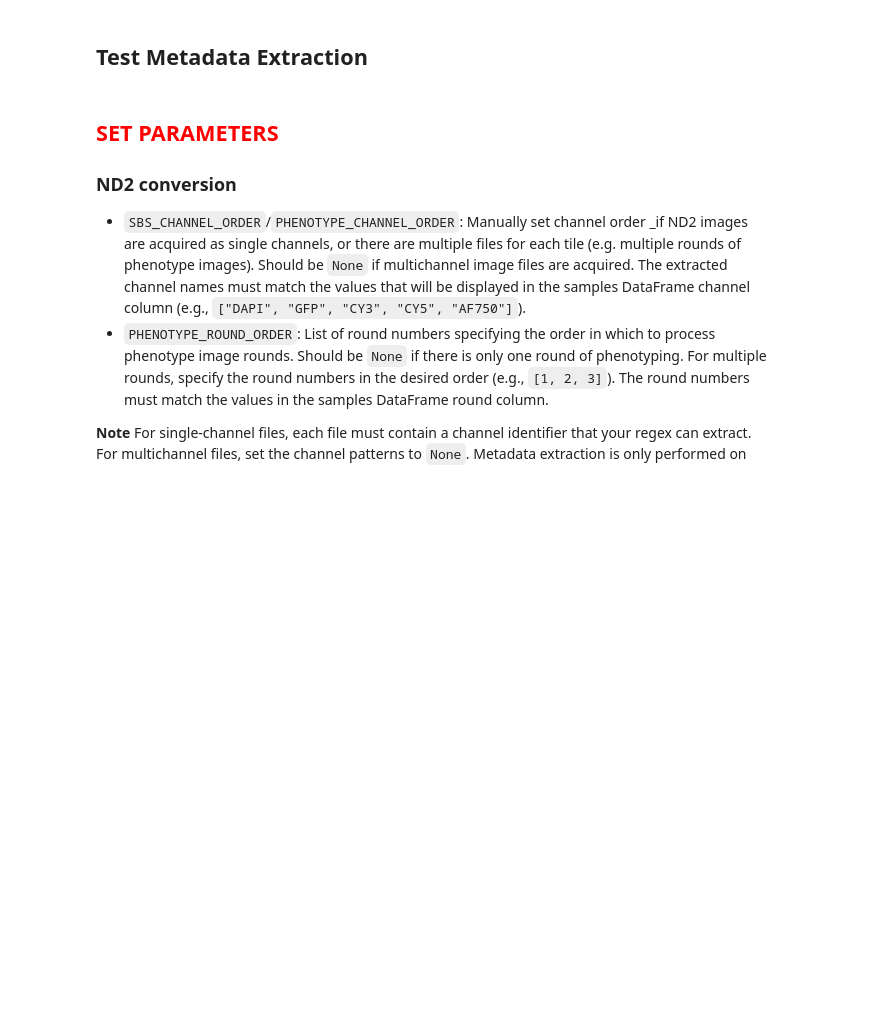
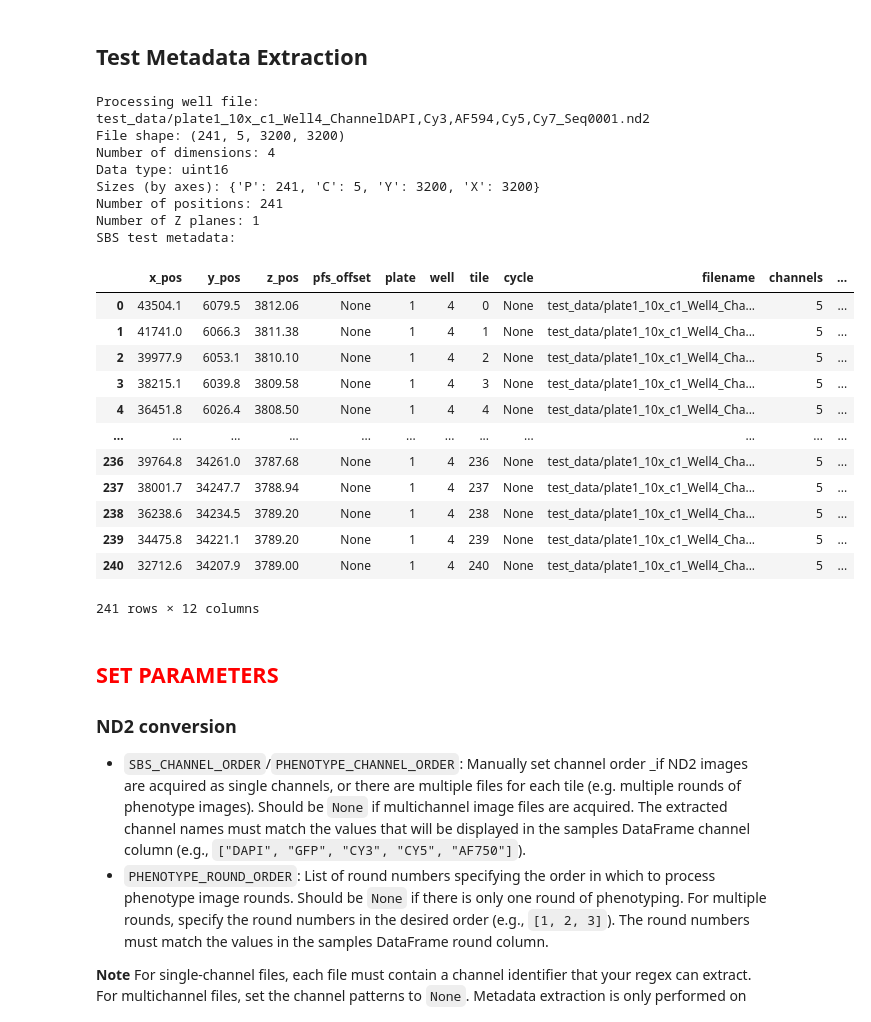
Before and after one commit to tubhi/secondary-OPS-analysis, a Jupyter notebook: analysis/0.configure_preprocess_params.ipynb, the cells around one changed output. Cells and saved outputs as stored; diff of their text form; code cells hidden in the pictures; blank space fills up the shorter version.

```diff
--- a/analysis/0.configure_preprocess_params.ipynb
+++ b/analysis/0.configure_preprocess_params.ipynb
@@ -71,19 +69,17 @@ Path(ROOT_FP).mkdir(parents=True, exist_ok=True)
 SBS_SAMPLES_DF_FP = 'config/sbs_samples.tsv'
 PHENOTYPE_SAMPLES_DF_FP = "config/phenotype_samples.tsv"
 
-# TODO: add channels as something that is found by the regex!
-
 # Directory, pattern, and metadata for SBS sample nd2 files
-SBS_IMAGES_DIR_FP = /Volumes/SecondaryOPS_TU/SBS/iBAR1_test
-SBS_PATH_PATTERN = r"plate(\d+)_.*_c(\d+)_Well([A-Z]?\d+)_.*_Seq(\d+)\.nd2"
-SBS_PATH_METADATA = ["plate", "cycle", "well"]
-SBS_METADATA_ORDER_TYPE = {"plate": int, "cycle": int, "well": int}
+SBS_IMAGES_DIR_FP = 'test_data'
+SBS_PATH_PATTERN = r"plate(\d+)_.*_c(\d+)_Well([A-Z]?\d+)_Channel([^_]+)_.*\.nd2"
+SBS_PATH_METADATA = ["plate", "cycle", "well", "channel"]
+SBS_METADATA_ORDER_TYPE = {"plate": int, "cycle": int, "well": int, "channel": str}
 
 # Directory, pattern, and metadata for phenotype sample nd2 files
-PHENOTYPE_IMAGES_DIR_FP = '/Volumes/SecondaryOPS_TU'
-PHENOTYPE_PATH_PATTERN = r"plate(\d+)_Well([A-Z]?\d+)_.*_Seq(\d+)\.nd2"
-PHENOTYPE_PATH_METADATA = ["plate", "well"]
-PHENOTYPE_METADATA_ORDER_TYPE = {"plate": int, "well": int}
+# PHENOTYPE_IMAGES_DIR_FP = 'test_data'
+# PHENOTYPE_PATH_PATTERN = r"plate(\d+)_Well([A-Z]?\d+)_.*_Seq(\d+)\.nd2"
+# PHENOTYPE_PATH_METADATA = ["plate", "well"]
+# PHENOTYPE_METADATA_ORDER_TYPE = {"plate": int, "well": int}
 # %% [markdown]
 You must supply a working regex to the `SBS_PATH_PATTERN` and `PHENOTYPE_PATH_PATTERN` variables. If you don't have experience with regex, you can use the following LLM prompt to generate the patterns.
 
@@ -158,25 +158,47 @@ display(phenotype_samples)
 # %%
 if SBS_IMAGES_DIR_FP is not None:
     # Extract metadata from test sbs sample
     test_sbs_metadata = extract_well_metadata(
         sbs_samples["sample_fp"][0],
         sbs_samples["plate"][0],
         sbs_samples["well"][0],
         verbose=True,
     )
     print("SBS test metadata:")
     display(test_sbs_metadata)
 
-if PHENOTYPE_IMAGES_DIR_FP is not None:
-    # Extract metadata from test phenotype sample
-    test_phenotype_metadata = extract_well_metadata(
-        phenotype_samples["sample_fp"][0],
-        phenotype_samples["plate"][0],
-        phenotype_samples["well"][0],
-        verbose=True,
-    )
-    print("Phenotype test metadata:")
-    display(test_phenotype_metadata)
+# if PHENOTYPE_IMAGES_DIR_FP is not None:
+#     # Extract metadata from test phenotype sample
+#     test_phenotype_metadata = extract_well_metadata(
+#         phenotype_samples["sample_fp"][0],
+#         phenotype_samples["plate"][0],
+#         phenotype_samples["well"][0],
+#         verbose=True,
+#     )
+#     print("Phenotype test metadata:")
+#     display(test_phenotype_metadata)
+# %% [output]
+Processing well file: test_data/plate1_10x_c1_Well4_ChannelDAPI,Cy3,AF594,Cy5,Cy7_Seq0001.nd2
+File shape: (241, 5, 3200, 3200)
+Number of dimensions: 4
+Data type: uint16
+Sizes (by axes): {'P': 241, 'C': 5, 'Y': 3200, 'X': 3200}
+Number of positions: 241
+Number of Z planes: 1
+SBS test metadata:
+|  | x_pos | y_pos | z_pos | pfs_offset | plate | well | tile | cycle | filename | channels | ... |
+| 0 | 43504.1 | 6079.5 | 3812.06 | None | 1 | 4 | 0 | None | test_data/plate1_10x_c1_Well4_Cha... | 5 | ... |
+| 1 | 41741.0 | 6066.3 | 3811.38 | None | 1 | 4 | 1 | None | test_data/plate1_10x_c1_Well4_Cha... | 5 | ... |
+| 2 | 39977.9 | 6053.1 | 3810.10 | None | 1 | 4 | 2 | None | test_data/plate1_10x_c1_Well4_Cha... | 5 | ... |
+| 3 | 38215.1 | 6039.8 | 3809.58 | None | 1 | 4 | 3 | None | test_data/plate1_10x_c1_Well4_Cha... | 5 | ... |
+| 4 | 36451.8 | 6026.4 | 3808.50 | None | 1 | 4 | 4 | None | test_data/plate1_10x_c1_Well4_Cha... | 5 | ... |
+| ... | ... | ... | ... | ... | ... | ... | ... | ... | ... | ... | ... |
+| 236 | 39764.8 | 34261.0 | 3787.68 | None | 1 | 4 | 236 | None | test_data/plate1_10x_c1_Well4_Cha... | 5 | ... |
+| 237 | 38001.7 | 34247.7 | 3788.94 | None | 1 | 4 | 237 | None | test_data/plate1_10x_c1_Well4_Cha... | 5 | ... |
+| 238 | 36238.6 | 34234.5 | 3789.20 | None | 1 | 4 | 238 | None | test_data/plate1_10x_c1_Well4_Cha... | 5 | ... |
+| 239 | 34475.8 | 34221.1 | 3789.20 | None | 1 | 4 | 239 | None | test_data/plate1_10x_c1_Well4_Cha... | 5 | ... |
+| 240 | 32712.6 | 34207.9 | 3789.00 | None | 1 | 4 | 240 | None | test_data/plate1_10x_c1_Well4_Cha... | 5 | ... |
+241 rows × 12 columns
 # %% [markdown]
 ## <font color='red'>SET PARAMETERS</font>
 
```
Also changed, not shown: parts of 7 cells of this notebook, 14 other files.
